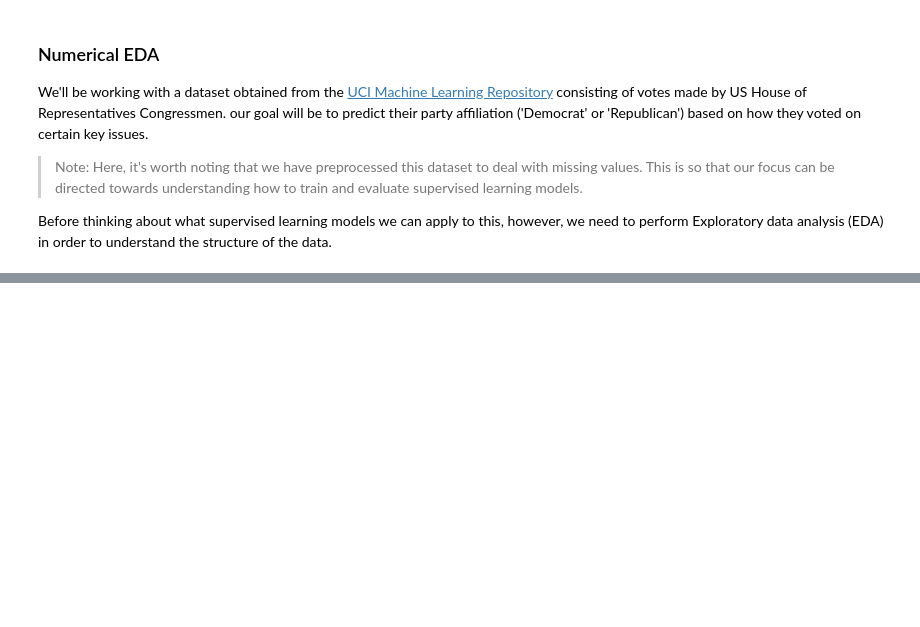
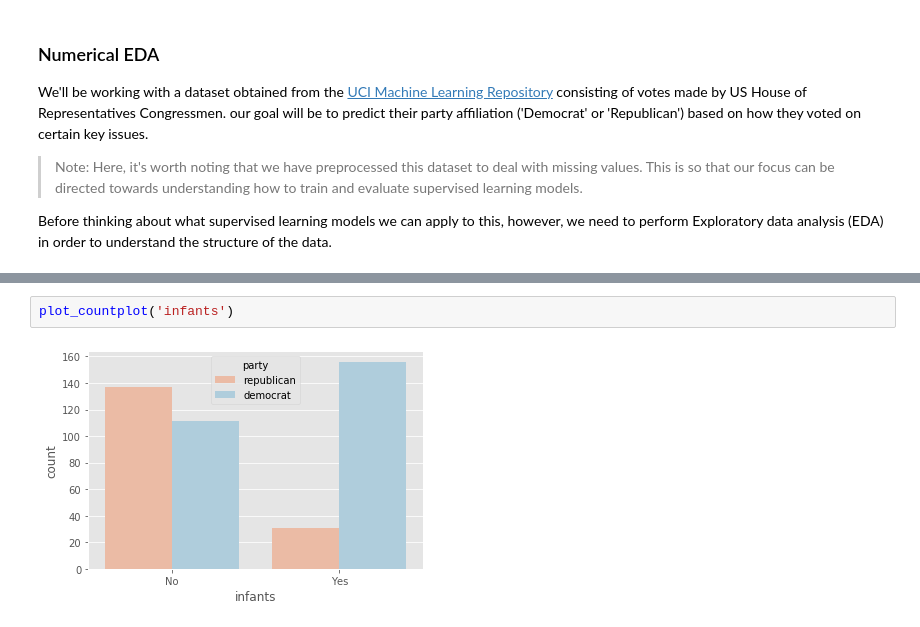
Before and after one commit to VictorOmondi1997/Supervised-Learning-with-scikit-learn, a Jupyter notebook: Supervised Learning with scikit-learn.ipynb, the cells around one changed output, grey strips where cells are left out. Saved outputs shown, nothing was run; the diff lists cells and outputs as text; blank space fills up the shorter version.

```diff
--- a/Supervised Learning with scikit-learn.ipynb
+++ b/Supervised Learning with scikit-learn.ipynb
@@ -153,0 +267,4 @@ Before thinking about what supervised learning models we can apply to this, howe
+# %%
+plot_countplot('infants')
+# %% [output]
+[figure, added]
```
Also changed, not shown: parts of 104 cells of this notebook, 1 other file.
